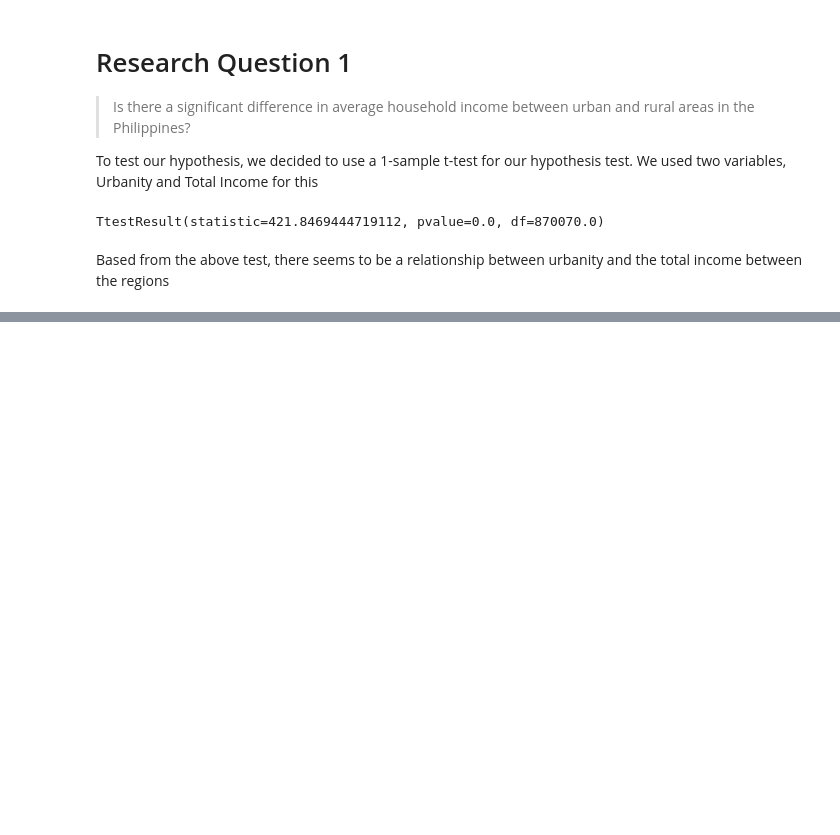
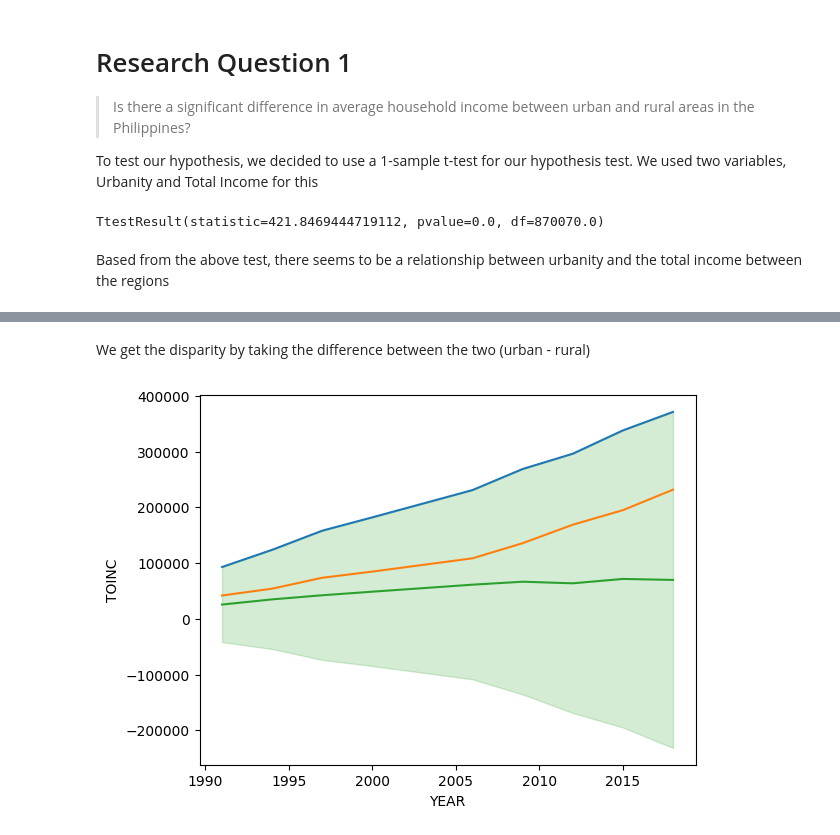
Before and after one commit to NikYT05/cs-132-project, a Jupyter notebook: hypothesis-testing/Hypothesis Testing.ipynb, the cells around one changed output, grey strips where cells are left out. Saved outputs shown, nothing was run; the diff lists cells and outputs as text; code cells hidden in the pictures; blank space fills up the shorter version.

```diff
--- a/hypothesis-testing/Hypothesis Testing.ipynb
+++ b/hypothesis-testing/Hypothesis Testing.ipynb
@@ -116,0 +163,11 @@ What hypothesis test am I supposed to use with this?
+# %% [markdown]
+We get the disparity by taking the difference between the two (urban - rural)
+# %%
+average_income['DISPARITY'] = average_income_urban['TOINC'].sub(average_income_rural['TOINC'], fill_value=0)
+
+sns.lineplot(average_income_urban, x='YEAR', y='TOINC')
+sns.lineplot(average_income_rural, x='YEAR', y='TOINC')
+sns.lineplot(average_income, x='YEAR', y='DISPARITY')
+plt.show()
+# %% [output]
+[figure, added]
```
Also changed, not shown: parts of 12 cells of this notebook, 1 other file.
